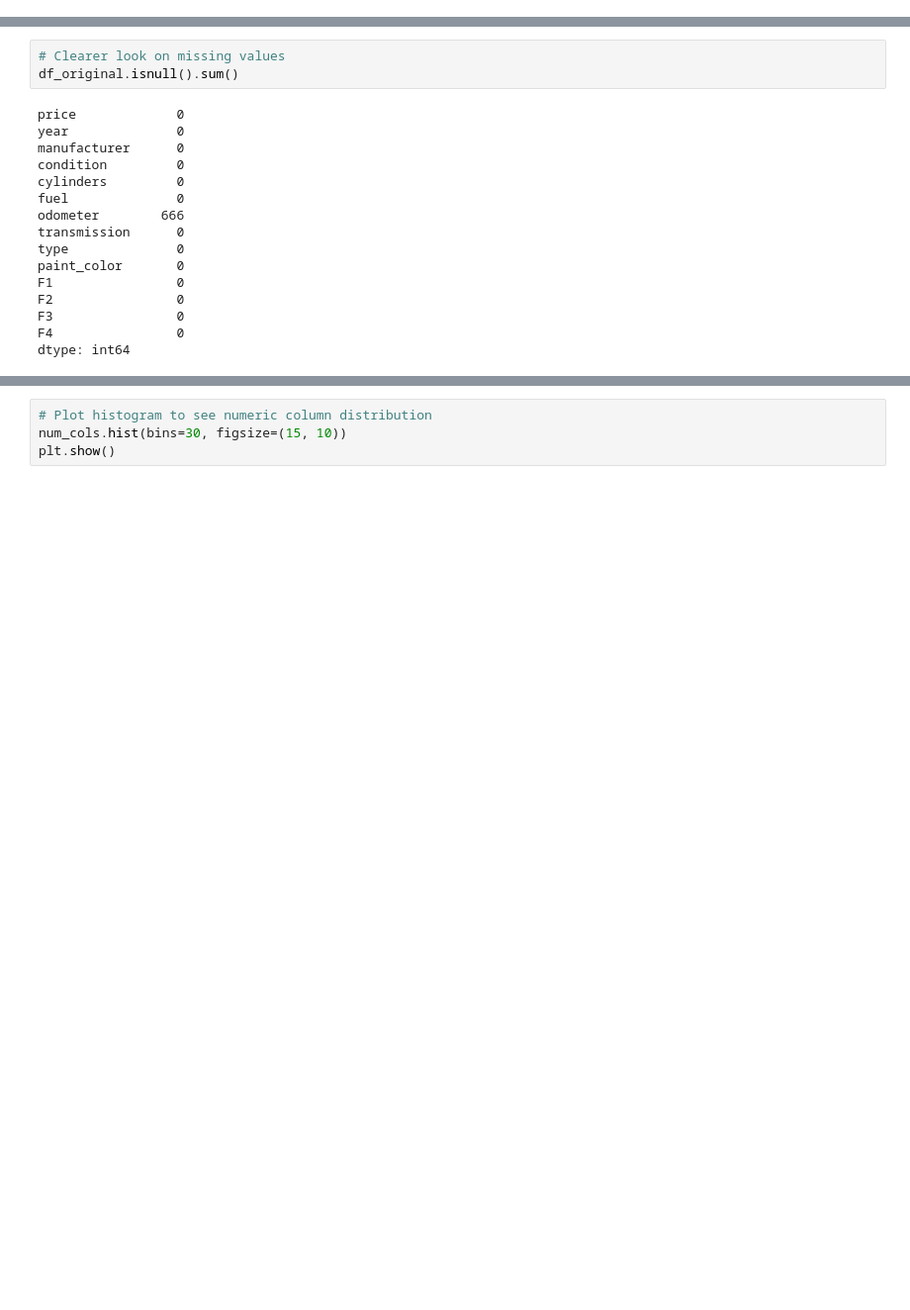
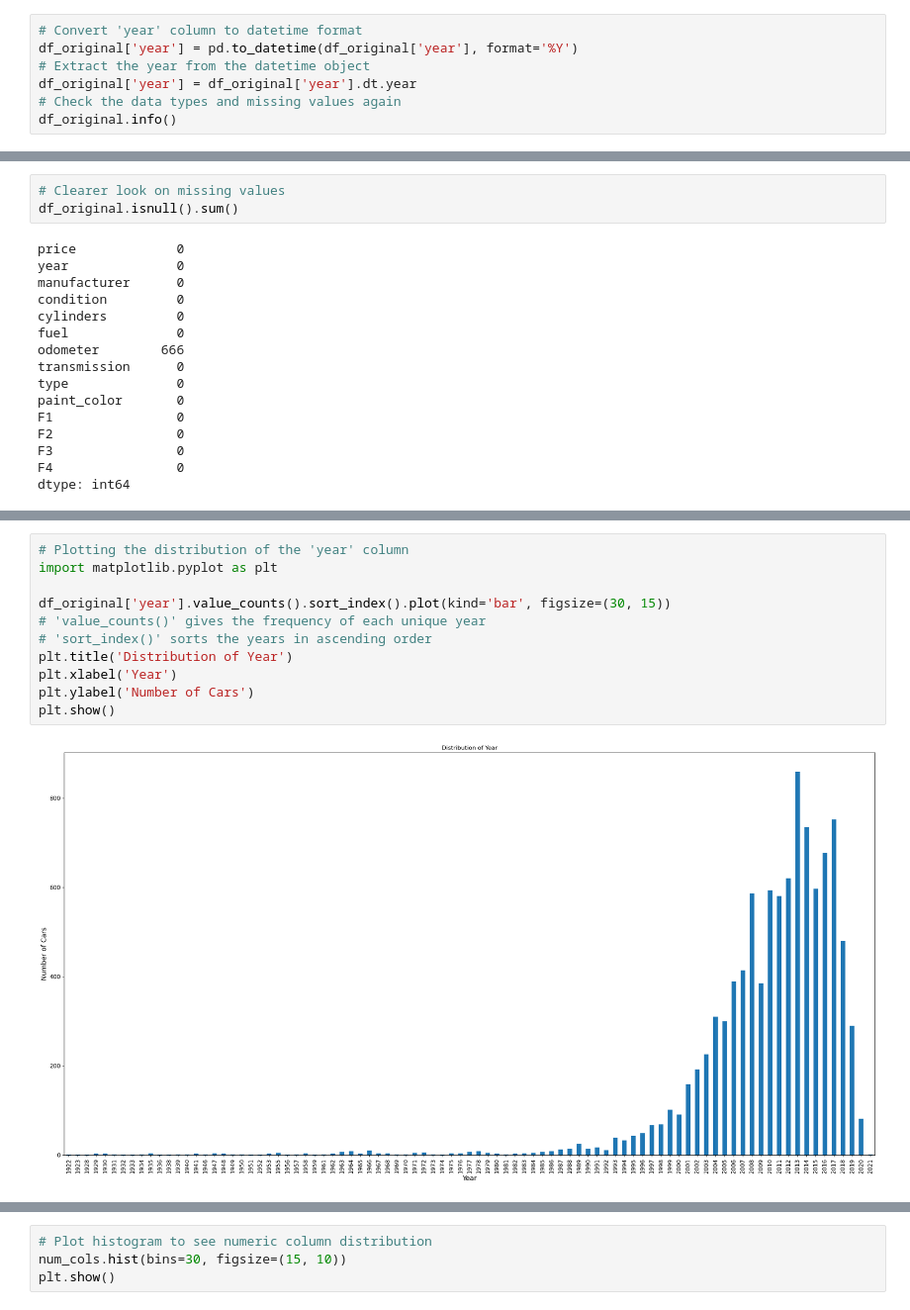
Before and after one commit to elochn/used-cars-analysis, a Jupyter notebook: cars_analysis.ipynb, the cells around one changed output, grey strips where cells are left out. Shown at 99% size. Saved outputs shown, nothing was run; the diff lists cells and outputs as text; blank space fills up the shorter version.

```diff
--- a/cars_analysis.ipynb
+++ b/cars_analysis.ipynb
@@ -66,0 +115,7 @@ memory usage: 1.1+ MB
+# %%
+# Convert 'year' column to datetime format
+df_original['year'] = pd.to_datetime(df_original['year'], format='%Y')
+# Extract the year from the datetime object
+df_original['year'] = df_original['year'].dt.year
+# Check the data types and missing values again
+df_original.info()
@@ -127,2 +197,15 @@ Numerical columns:         price    year  odometer    F1        F2        F3
 
 [9997 rows x 6 columns]
+# %%
+# Plotting the distribution of the 'year' column
+import matplotlib.pyplot as plt
+
+df_original['year'].value_counts().sort_index().plot(kind='bar', figsize=(30, 15))
+# 'value_counts()' gives the frequency of each unique year
+# 'sort_index()' sorts the years in ascending order
+plt.title('Distribution of Year')
+plt.xlabel('Year')
+plt.ylabel('Number of Cars')
+plt.show()
+# %% [output]
+[figure, added]
```
Also changed, not shown: parts of 36 cells of this notebook.
